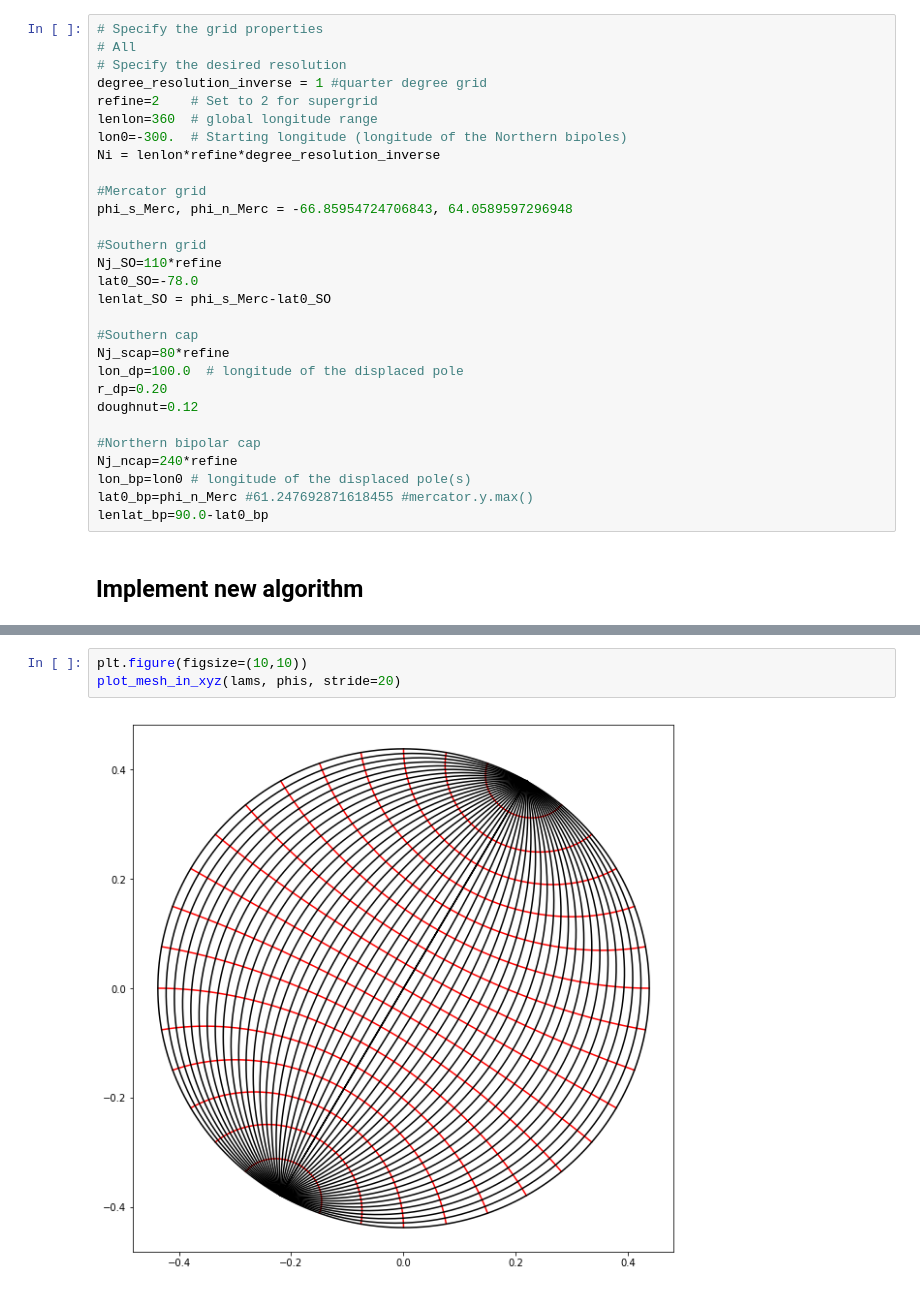
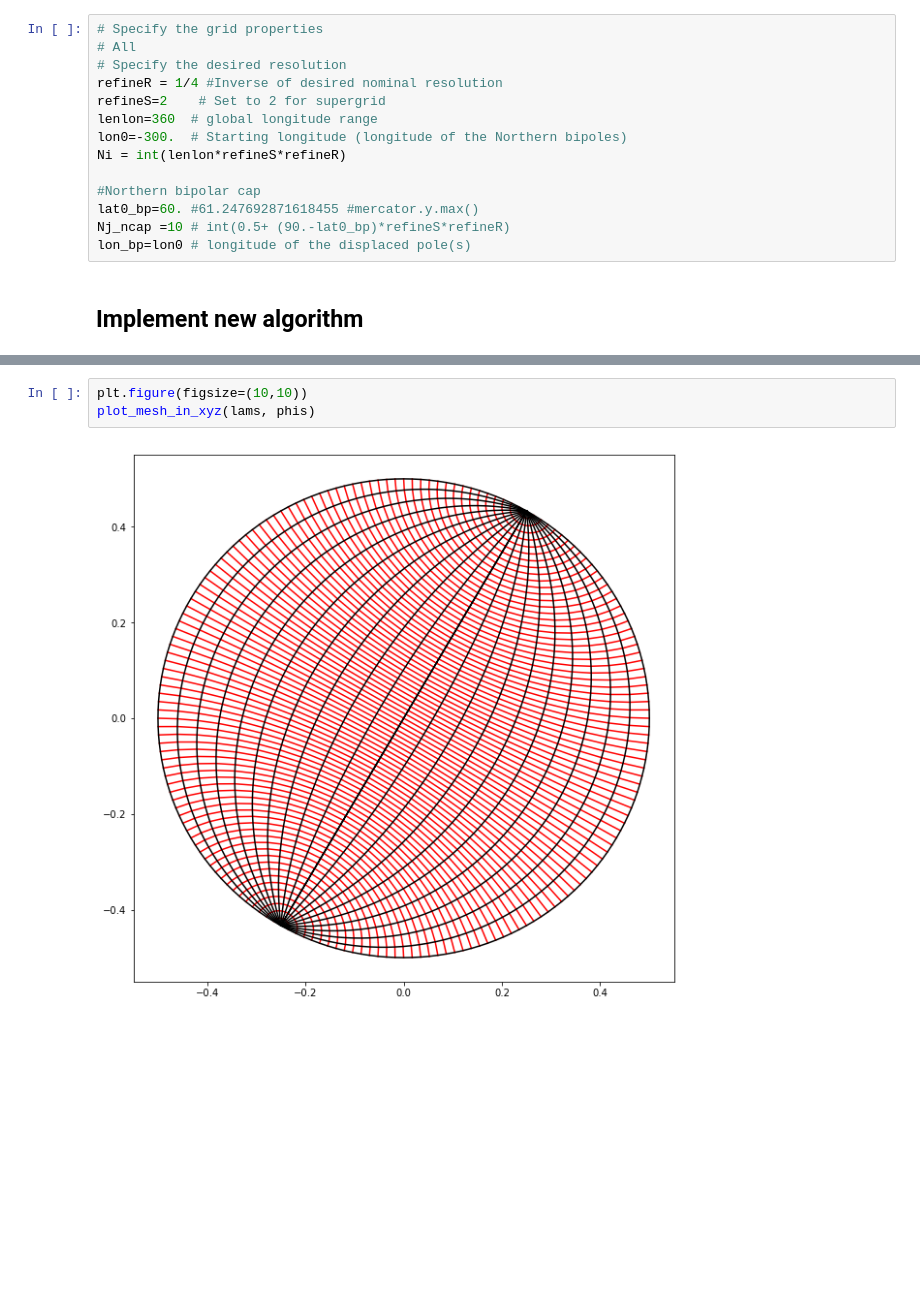
Before and after one commit to nikizadehgfdl/grid_generation, a Jupyter notebook: jupynotebooks/northern_bipole_cap_grid-new.ipynb, the cells around one changed output, grey strips where cells are left out. Drawn from its saved outputs; the diff is of its cells as text; blank space fills up the shorter version.

```diff
--- a/jupynotebooks/northern_bipole_cap_grid-new.ipynb
+++ b/jupynotebooks/northern_bipole_cap_grid-new.ipynb
@@ -178,31 +212,16 @@ def quad_positions(n=3):
 # Specify the grid properties
 # All
 # Specify the desired resolution
-degree_resolution_inverse = 1 #quarter degree grid
-refine=2    # Set to 2 for supergrid
+refineR = 1/4 #Inverse of desired nominal resolution
+refineS=2    # Set to 2 for supergrid
 lenlon=360  # global longitude range
 lon0=-300.  # Starting longitude (longitude of the Northern bipoles)
-Ni = lenlon*refine*degree_resolution_inverse
-
-#Mercator grid
-phi_s_Merc, phi_n_Merc = -66.85954724706843, 64.0589597296948
-
-#Southern grid
-Nj_SO=110*refine
-lat0_SO=-78.0
-lenlat_SO = phi_s_Merc-lat0_SO
-
-#Southern cap
-Nj_scap=80*refine
-lon_dp=100.0  # longitude of the displaced pole
-r_dp=0.20
-doughnut=0.12
+Ni = int(lenlon*refineS*refineR)
 
 #Northern bipolar cap
-Nj_ncap=240*refine
+lat0_bp=60. #61.247692871618455 #mercator.y.max()
+Nj_ncap =10 # int(0.5+ (90.-lat0_bp)*refineS*refineR)
 lon_bp=lon0 # longitude of the displaced pole(s)
-lat0_bp=phi_n_Merc #61.247692871618455 #mercator.y.max()
-lenlat_bp=90.0-lat0_bp
 # %% [markdown]
 ## Implement new algorithm
 # %%
@@ -362,5 +398,5 @@ print("%NEW   errors in (area,lat arc,lon arc)", metrics_error(dx_quad,  dy_quad
 # %%
 plt.figure(figsize=(10,10))
-plot_mesh_in_xyz(lams, phis, stride=20)
+plot_mesh_in_xyz(lams, phis)
 # %% [output]
-[figure, old version]
+[figure, new version]
```
Also changed, not shown: parts of 17 cells of this notebook.
